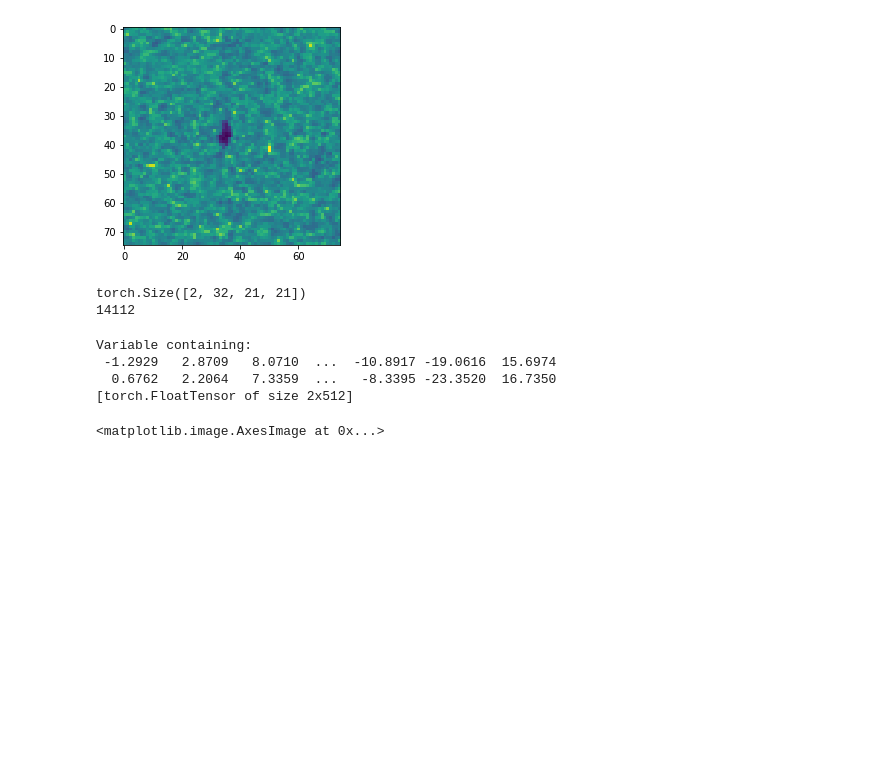
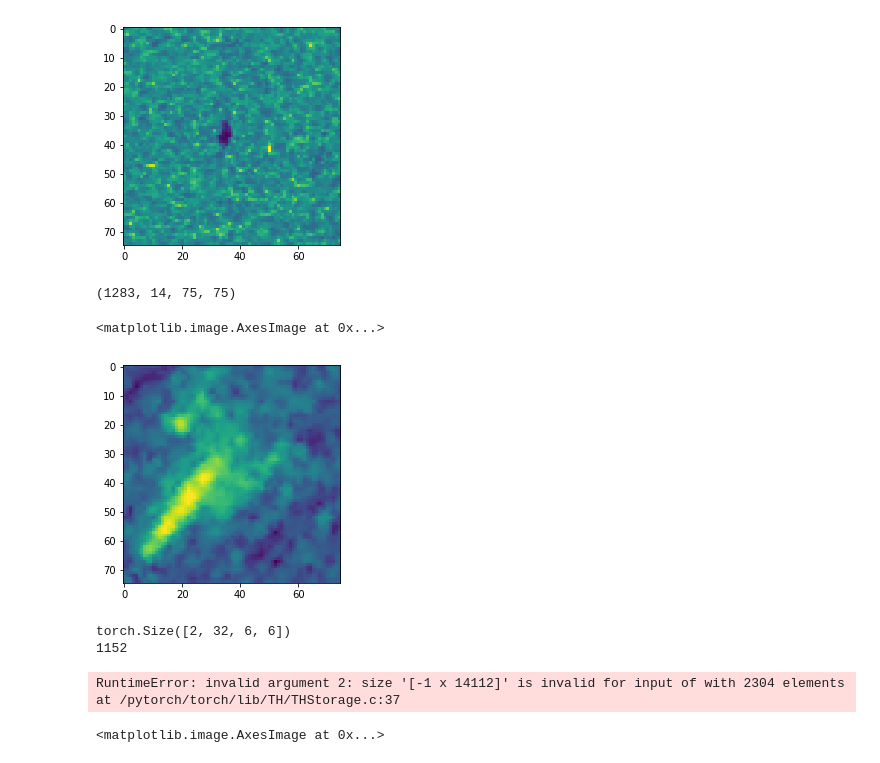
Before and after one commit to Webstep/StatoilCCoreKaggle, a Jupyter notebook: notebooks/milesg-dev.ipynb, the cells around one changed output. Cells and saved outputs as stored; diff of their text form; code cells hidden in the pictures; blank space fills up the shorter version.

```diff
--- a/notebooks/milesg-dev.ipynb
+++ b/notebooks/milesg-dev.ipynb
@@ -37,7 +37,7 @@ xTrain, xTest, yTrain, yTest = train_test_split(X.copy(), y.copy(), test_size=0.
 # %%
 clf = DoubleDown(batch_size=20, n_epoch=30, lr=0.0001, weight_decay=0.0)
 
-clf.fit(xTrain, yTrain)
+clf.fit(xTrain, yTrain, xTest=xTest.copy(), yTest=yTest.copy())
 pred = clf.predict_proba(xTest)[:, 1]
 
 log_loss(yTest.values, pred)
@@ -64,7 +64,7 @@ DoubleDown: Epoch: 30, Train loss: 0.0889
 from mlxtend.classifier import StackingClassifier
 from sklearn.linear_model import LogisticRegression
 
-clf = StackingClassifier(classifiers=[DoubleDown(batch_size=20, n_epoch=30, lr=0.0001, weight_decay=0.0)],
+clf = StackingClassifier(classifiers=[DoubleDown(batch_size=20, n_epoch=15, lr=0.0001, weight_decay=0.0)],
                          meta_classifier=LogisticRegression(),
                          use_probas=True)
 
@@ -126,6 +132,16 @@ for img in imgs:
 [figure]
 [figure]
 [figure]
+# %%
+imgs = clf._preprocess(xTrain)
+imgs.shape
+# %% [output]
+(1283, 14, 75, 75)
+# %%
+plt.imshow(imgs[1, 0, :, :].reshape(75, 75))
+# %% [output]
+<matplotlib.image.AxesImage at 0x...>
+[figure, added]
 # %%
 # network layer trials
 img_size = 75
@@ -146,21 +162,25 @@ pics = torch.FloatTensor(imgs[:2, :, :, :])
 pics = Variable(pics)
 
 pics = (input1_layer1_conv2d(pics))
-pics = pool(input1_layer2_conv2d(pics))
+pics = pool(pics)
+
+pics = (input1_layer2_conv2d(pics))
+pics = pool(pics)
+
 pics = (input1_layer3_conv2d(pics))
-pics = pool(input1_layer4_conv2d(pics))
+pics = pool(pics)
+
+pics = (input1_layer4_conv2d(pics))
+pics = pool(pics)
 
 print(pics.size())
 print(np.prod(pics.size()[1:]))
 
 fc1(pics.view(-1, flattened_size))
 # %% [output]
-torch.Size([2, 32, 21, 21])
-14112
+torch.Size([2, 32, 6, 6])
+1152
-Variable containing:
- -1.2929   2.8709   8.0710  ...  -10.8917 -19.0616  15.6974
-  0.6762   2.2064   7.3359  ...   -8.3395 -23.3520  16.7350
-[torch.FloatTensor of size 2x512]
+RuntimeError: invalid argument 2: size '[-1 x 14112]' is invalid for input of with 2304 elements at /pytorch/torch/lib/TH/THStorage.c:37
 # %%
 plt.imshow(np.swapaxes(img, 0, -1)[0, :, :])
 # %% [output]
```
Also changed, not shown: parts of 4 cells of this notebook, 4 other files.
